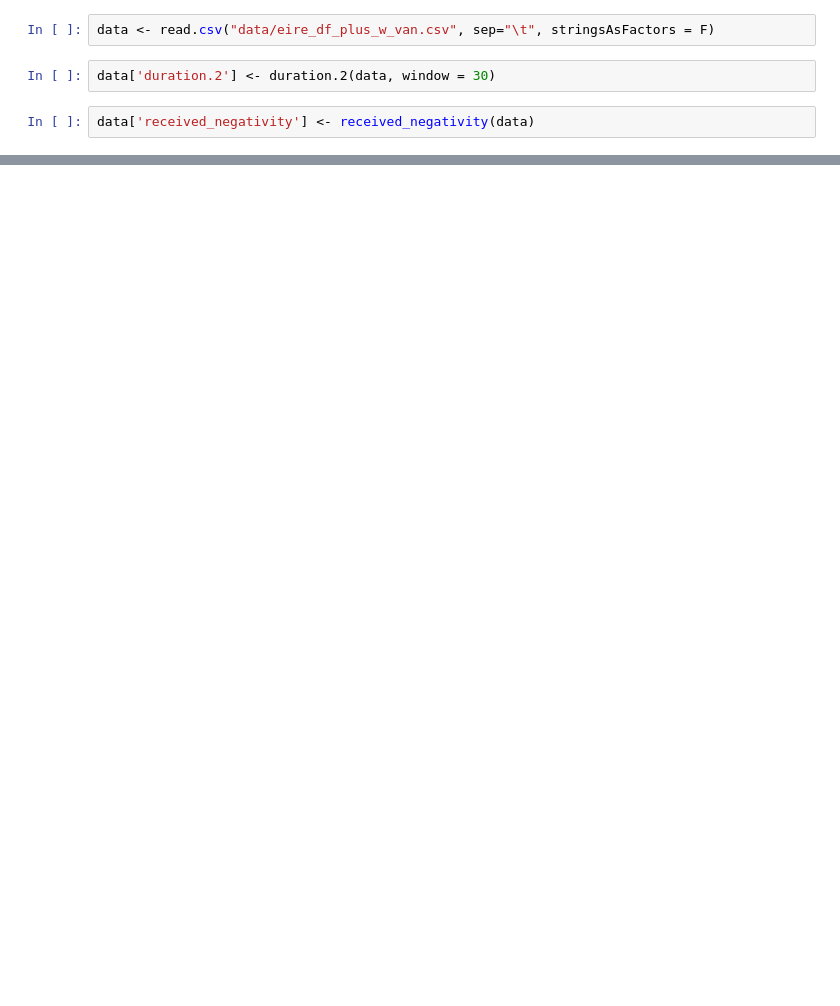
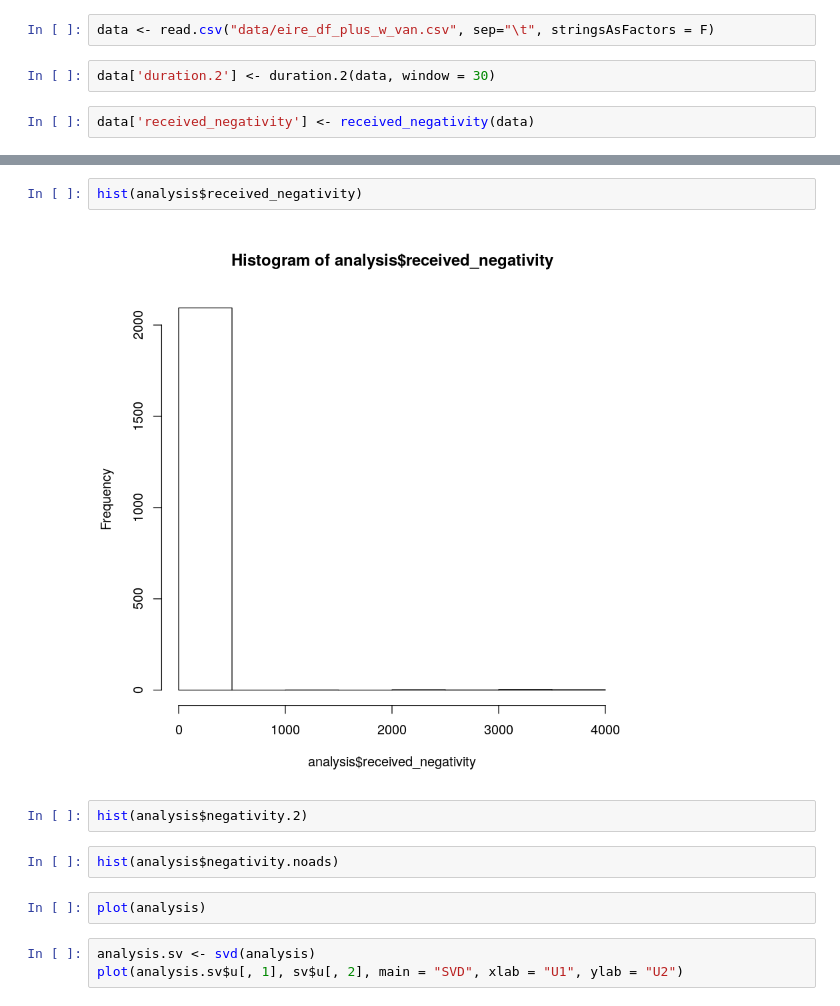
Before and after one commit to arnim/WikiFeatureDev, a Jupyter notebook: merge.ipynb, the cells around one changed output, grey strips where cells are left out. Drawn from its saved outputs; the diff is of its cells as text; blank space fills up the shorter version.

```diff
--- a/merge.ipynb
+++ b/merge.ipynb
@@ -95,0 +210,13 @@ summary(analysis)
+# %%
+hist(analysis$received_negativity)
+# %% [output]
+[figure, added]
+# %%
+hist(analysis$negativity.2)
+# %%
+hist(analysis$negativity.noads)
+# %%
+plot(analysis)
+# %%
+analysis.sv <- svd(analysis)
+plot(analysis.sv$u[, 1], sv$u[, 2], main = "SVD", xlab = "U1", ylab = "U2")
```
Also changed, not shown: parts of 15 cells of this notebook.
